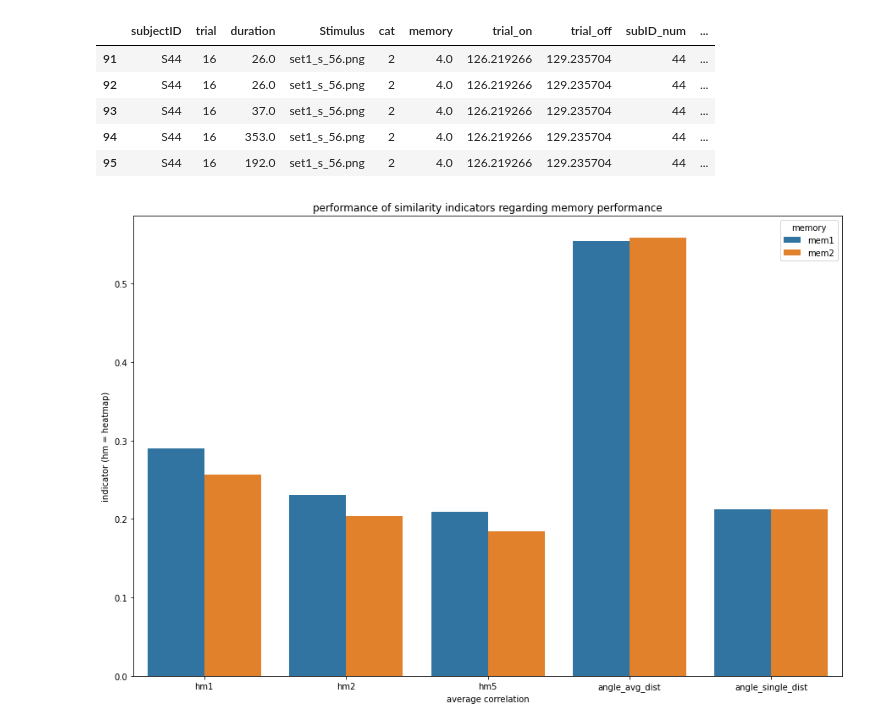
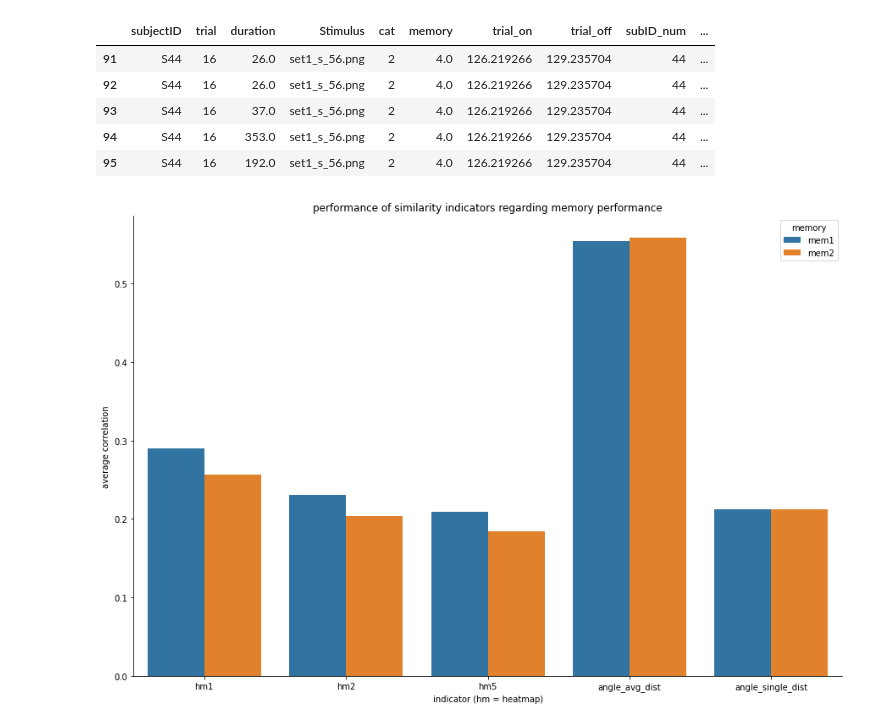
Before and after one commit to jozsarato/PyEyeSim, a Jupyter notebook: Notebooks/RDMDemo.ipynb, the cells around one changed output. Saved outputs shown, nothing was run; the diff lists cells and outputs as text; code cells hidden in the pictures.

```diff
--- a/Notebooks/RDMDemo.ipynb
+++ b/Notebooks/RDMDemo.ipynb
@@ -118,7 +132,7 @@ try:
         heatmapsFromMemData20 = pickle.load(f)
     with open('example_pkl/heatmaps50_ex.pkl', 'rb') as f:
         heatmapsFromMemData50 = pickle.load(f)
-    with open('example_pkl/heatmapPenalty_ex.pkl', 'rb') as f:
+    with open('example_pkl/heatmapPenalty.pkl', 'rb') as f:
         heatmapPenalty = pickle.load(f)
 except:
     print('no data found, compute now')
@@ -271,8 +291,9 @@ df_hm = pd.DataFrame({'hm' :['hm1', 'hm1', 'hm2', 'hm2', 'hm5', 'hm5', 'angle_av
 # %%
 plt.figure(figsize=(15,10))
 sns.barplot(x='hm', y='values', hue='memory', data=df_hm)
+sns.despine()
 plt.title('performance of similarity indicators regarding memory performance')
-plt.xlabel('average correlation')
-plt.ylabel('indicator (hm = heatmap)');
+plt.ylabel('average correlation')
+plt.xlabel('indicator (hm = heatmap)');
 # %% [output]
-[figure, old version]
+[figure, new version]
```
Also changed, not shown: parts of 7 cells of this notebook.
